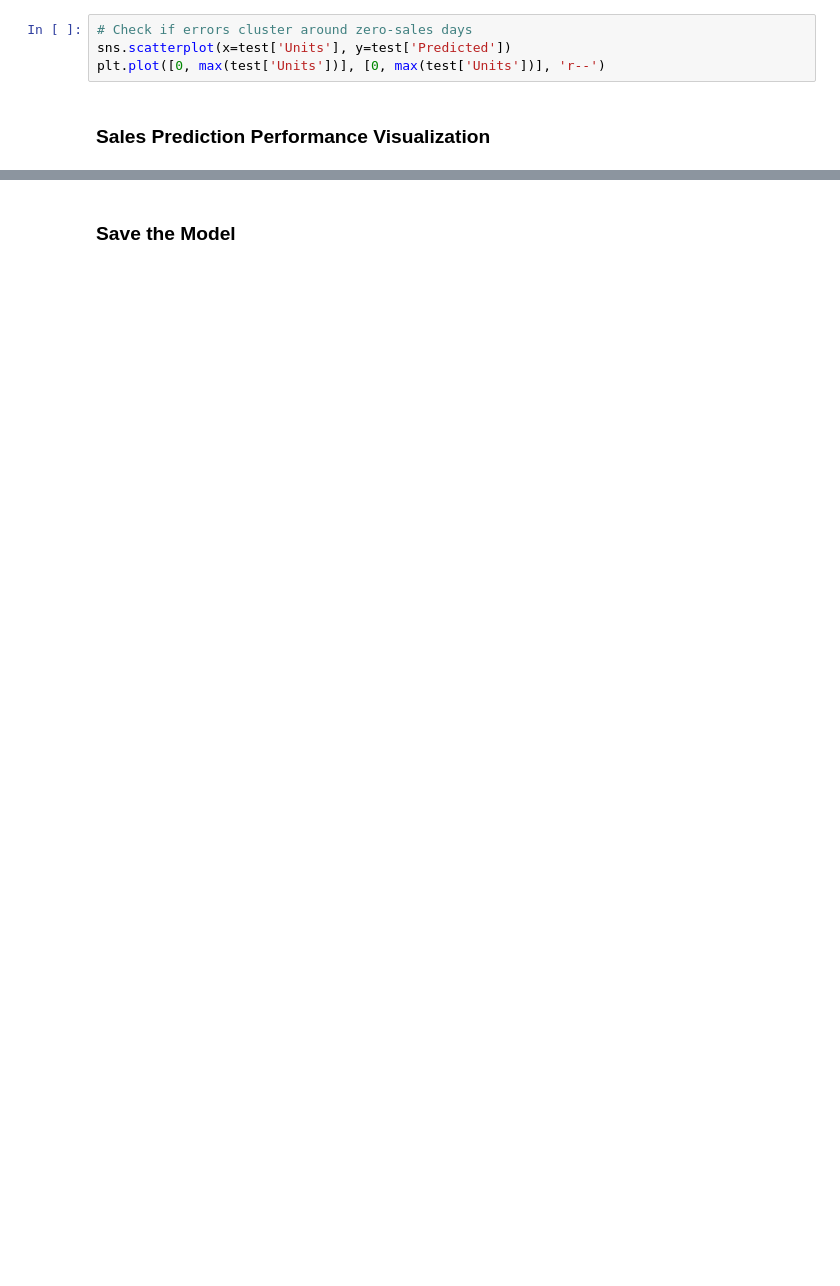
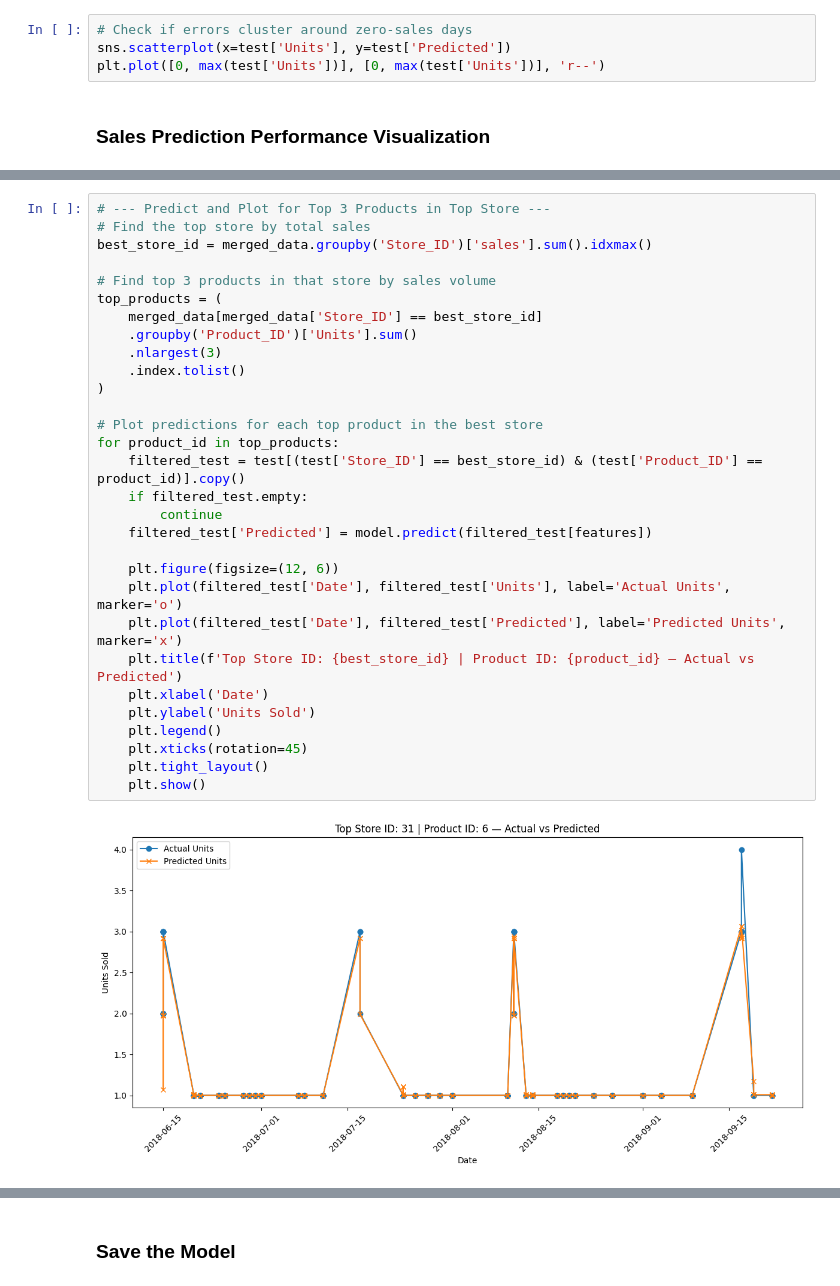
Before and after one commit to ikrammt/Sales_forecasting, a Jupyter notebook: time_series.ipynb, the cells around one changed output, grey strips where cells are left out. Cells and saved outputs as stored; diff of their text form; blank space fills up the shorter version.

```diff
--- a/time_series.ipynb
+++ b/time_series.ipynb
@@ -555,0 +719,32 @@ plt.show()
+# %%
+# --- Predict and Plot for Top 3 Products in Top Store ---
+# Find the top store by total sales
+best_store_id = merged_data.groupby('Store_ID')['sales'].sum().idxmax()
+
+# Find top 3 products in that store by sales volume
+top_products = (
+    merged_data[merged_data['Store_ID'] == best_store_id]
+    .groupby('Product_ID')['Units'].sum()
+    .nlargest(3)
+    .index.tolist()
+)
+
+# Plot predictions for each top product in the best store
+for product_id in top_products:
+    filtered_test = test[(test['Store_ID'] == best_store_id) & (test['Product_ID'] == product_id)].copy()
+    if filtered_test.empty:
+        continue
+    filtered_test['Predicted'] = model.predict(filtered_test[features])
+
+    plt.figure(figsize=(12, 6))
+    plt.plot(filtered_test['Date'], filtered_test['Units'], label='Actual Units', marker='o')
+    plt.plot(filtered_test['Date'], filtered_test['Predicted'], label='Predicted Units', marker='x')
+    plt.title(f'Top Store ID: {best_store_id} | Product ID: {product_id} — Actual vs Predicted')
+    plt.xlabel('Date')
+    plt.ylabel('Units Sold')
+    plt.legend()
+    plt.xticks(rotation=45)
+    plt.tight_layout()
+    plt.show()
+# %% [output]
+[figure, added]
```
Also changed, not shown: parts of 19 cells of this notebook.
